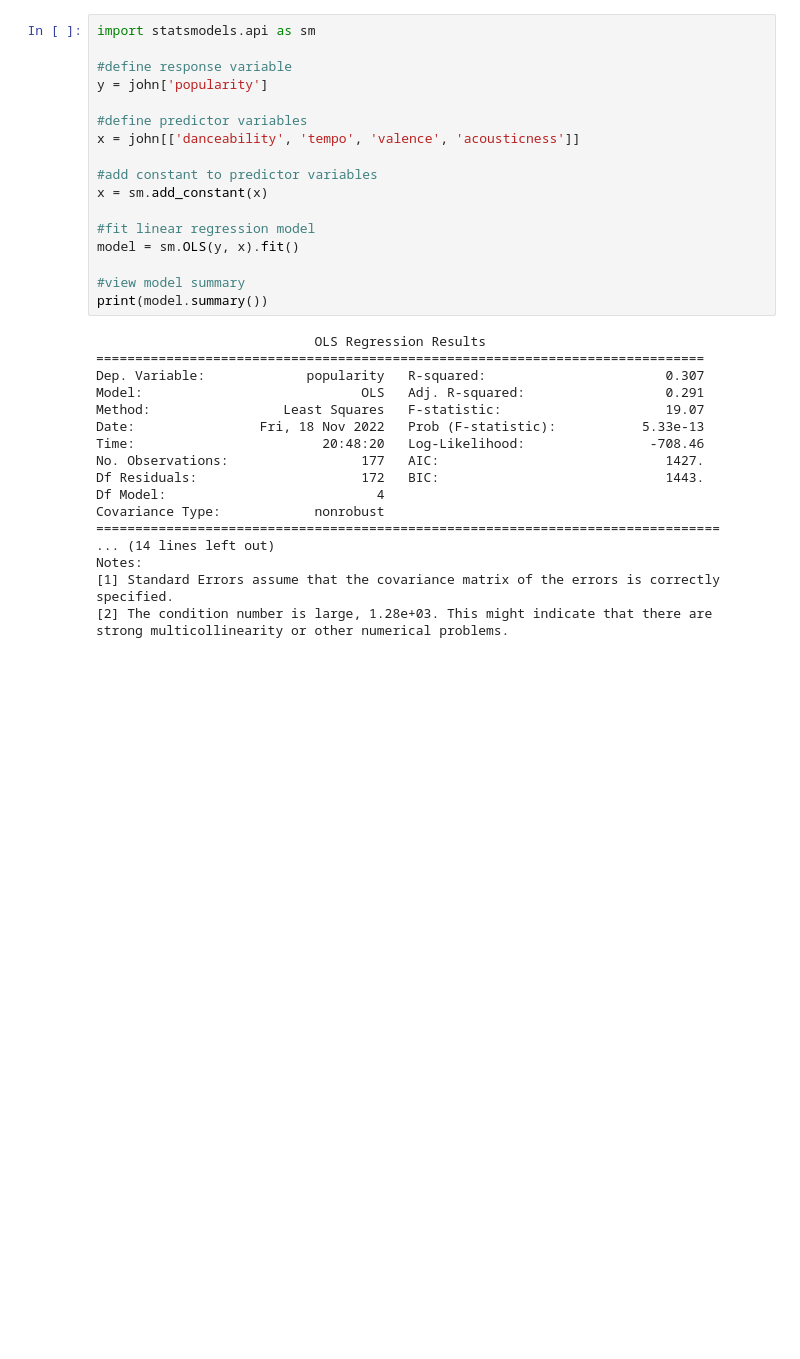
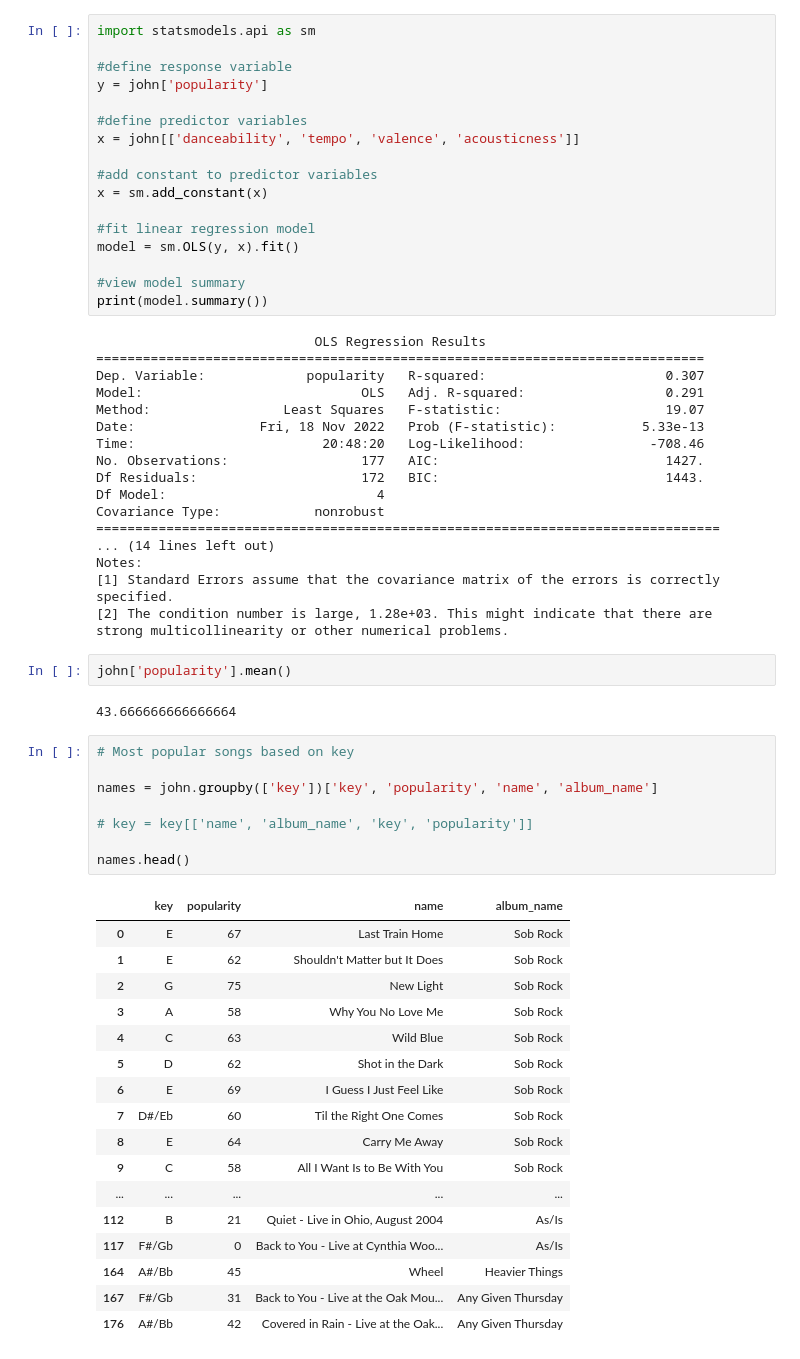
Before and after one commit to acurtis2023/Spotify_Scrape, a Jupyter notebook: johnmayerEDA.ipynb, the cells around one changed output. Drawn from its saved outputs; the diff is of its cells as text; blank space fills up the shorter version.

```diff
--- a/johnmayerEDA.ipynb
+++ b/johnmayerEDA.ipynb
@@ -179,3 +182,33 @@ Notes:
 [1] Standard Errors assume that the covariance matrix of the errors is correctly specified.
 [2] The condition number is large, 1.28e+03. This might indicate that there are
 strong multicollinearity or other numerical problems.
+# %%
+john['popularity'].mean()
+# %% [output]
+43.666666666666664
+# %%
+# Most popular songs based on key
+
+names = john.groupby(['key'])['key', 'popularity', 'name', 'album_name']
+
+# key = key[['name', 'album_name', 'key', 'popularity']]
+
+names.head()
+# %% [output]
+|  | key | popularity | name | album_name |
+| 0 | E | 67 | Last Train Home | Sob Rock |
+| 1 | E | 62 | Shouldn't Matter but It Does | Sob Rock |
+| 2 | G | 75 | New Light | Sob Rock |
+| 3 | A | 58 | Why You No Love Me | Sob Rock |
+| 4 | C | 63 | Wild Blue | Sob Rock |
+| 5 | D | 62 | Shot in the Dark | Sob Rock |
+| 6 | E | 69 | I Guess I Just Feel Like | Sob Rock |
+| 7 | D#/Eb | 60 | Til the Right One Comes | Sob Rock |
+| 8 | E | 64 | Carry Me Away | Sob Rock |
+| 9 | C | 58 | All I Want Is to Be With You | Sob Rock |
+| ... | ... | ... | ... | ... |
+| 112 | B | 21 | Quiet - Live in Ohio, August 2004 | As/Is |
+| 117 | F#/Gb | 0 | Back to You - Live at Cynthia Woo... | As/Is |
+| 164 | A#/Bb | 45 | Wheel | Heavier Things |
+| 167 | F#/Gb | 31 | Back to You - Live at the Oak Mou... | Any Given Thursday |
+| 176 | A#/Bb | 42 | Covered in Rain - Live at the Oak... | Any Given Thursday |
```
Also changed, not shown: parts of 2 cells of this notebook, 3 other files.
